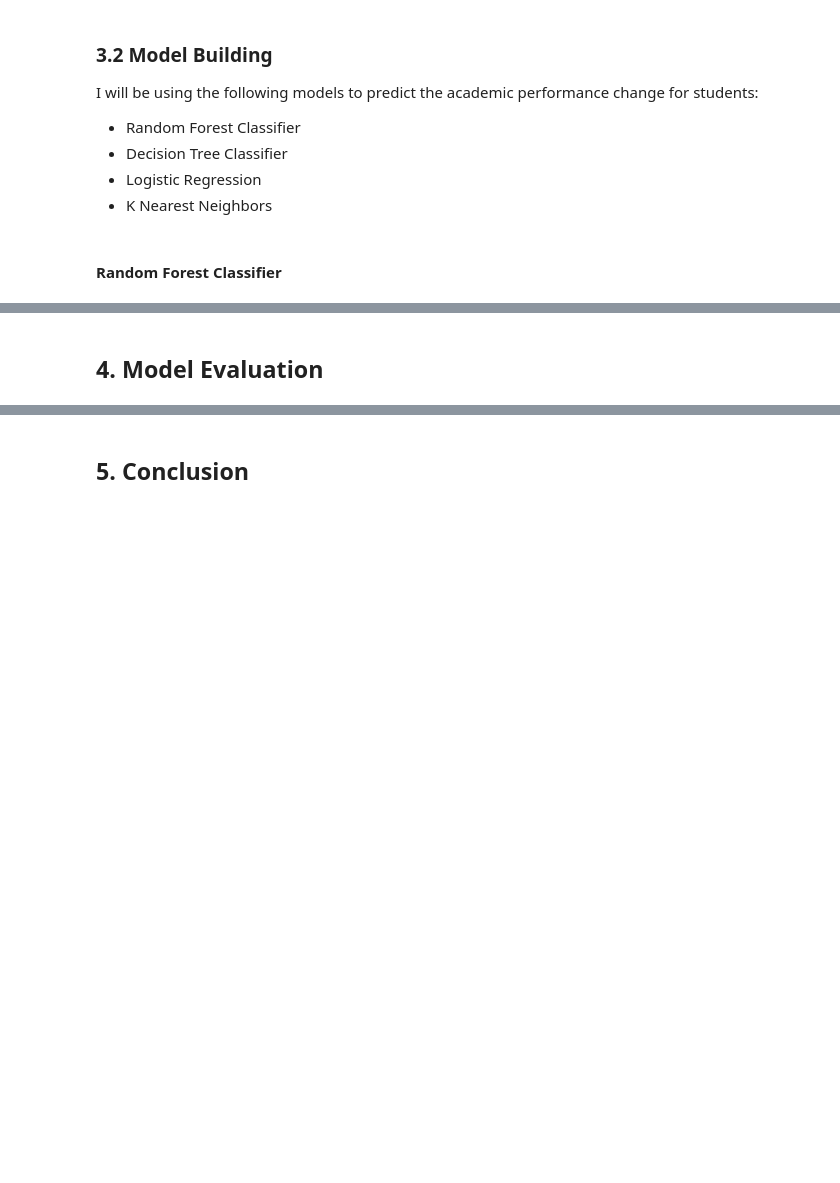
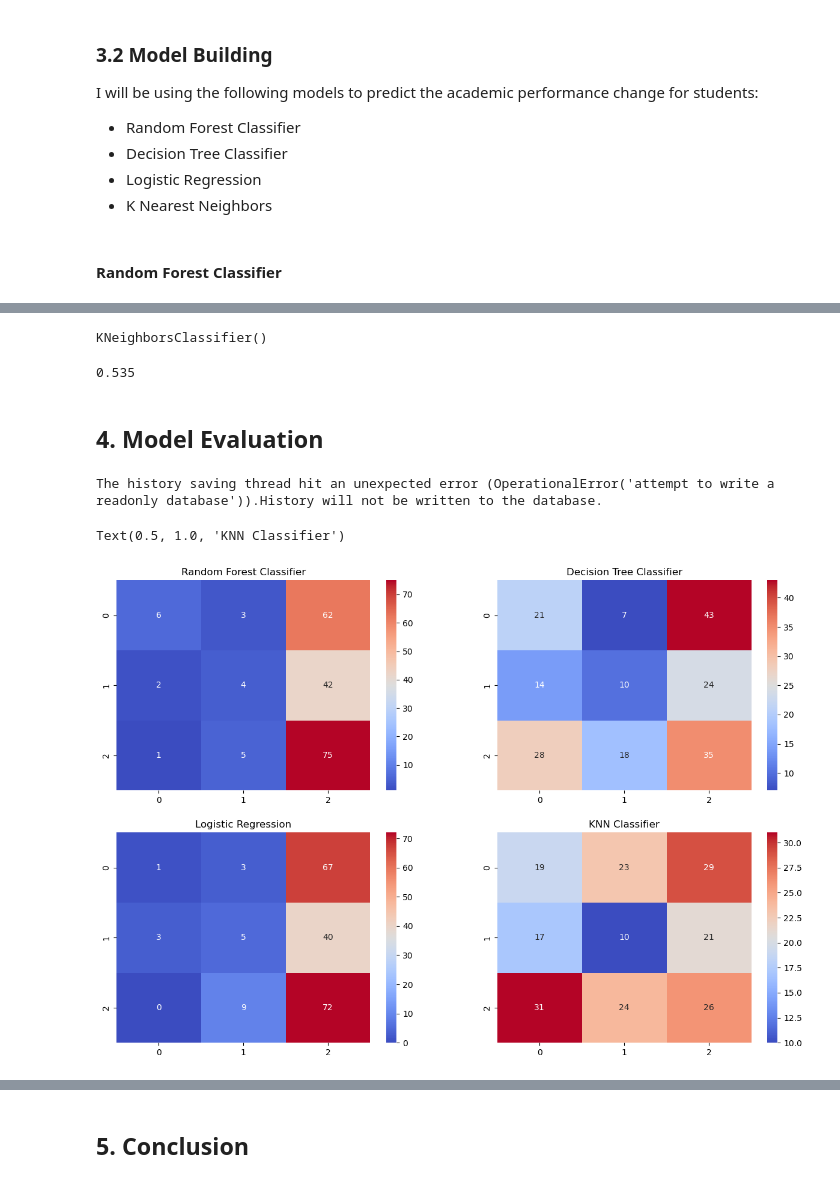
Before and after one commit to charles001203/My-Data-Science-Projects, a Jupyter notebook: Student-Mental-Health-Analysis/Student-Mental-Health-Analysis.ipynb, the cells around one changed output, grey strips where cells are left out. Saved outputs shown, nothing was run; the diff lists cells and outputs as text; code cells hidden in the pictures; blank space fills up the shorter version.

```diff
--- a/Student-Mental-Health-Analysis/Student-Mental-Health-Analysis.ipynb
+++ b/Student-Mental-Health-Analysis/Student-Mental-Health-Analysis.ipynb
@@ -351,0 +434,3 @@ rfc_pred = rfc.predict(X_test)
+# %%
+#predicting the test set results
+lr_pred = lr.predict(X_test)
@@ -352,2 +439,28 @@ rfc_pred = rfc.predict(X_test)
+# %%
+#KNN Classifier Object
+knn = KNeighborsClassifier()
+# %%
+#fitting the model
+knn.fit(X_train, y_train)
+# %% [output]
+KNeighborsClassifier()
+# %%
+#training accuracy
+knn.score(X_train, y_train)
+# %% [output]
+0.535
+# %%
+#predicting the test set results
+knn_pred = knn.predict(X_test)
 # %% [markdown]
 ## 4. Model Evaluation
+# %%
+fig, ax = plt.subplots(2,2,figsize=(15,10))
+sns.heatmap(confusion_matrix(y_test, rfc_pred), annot=True, cmap='coolwarm', ax=ax[0,0]).set_title('Random Forest Classifier')
+sns.heatmap(confusion_matrix(y_test, dtc_pred), annot=True, cmap='coolwarm', ax=ax[0,1]).set_title('Decision Tree Classifier')
+sns.heatmap(confusion_matrix(y_test, lr_pred), annot=True, cmap='coolwarm', ax=ax[1,0]).set_title('Logistic Regression')
+sns.heatmap(confusion_matrix(y_test, knn_pred), annot=True, cmap='coolwarm', ax=ax[1,1]).set_title('KNN Classifier')
+# %% [output]
+The history saving thread hit an unexpected error (OperationalError('attempt to write a readonly database')).History will not be written to the database.
+Text(0.5, 1.0, 'KNN Classifier')
+[figure, added]
```
Also changed, not shown: parts of 24 cells of this notebook.
